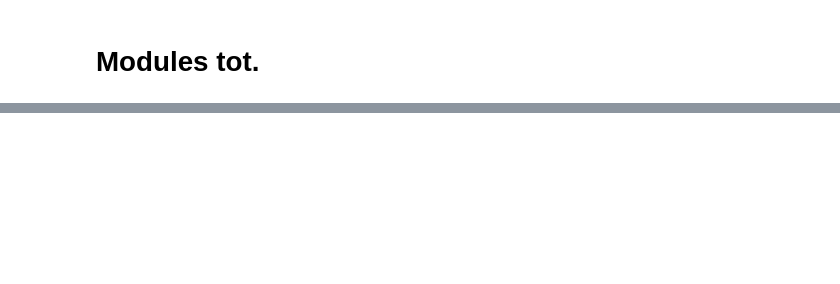
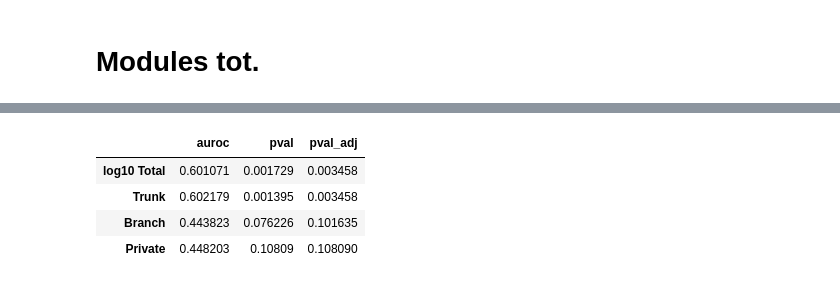
Before and after one commit to lorenzoamir/cci_circuits_paper_2025, a Jupyter notebook: code/notebooks/1_intro.ipynb, the cells around one changed output, grey strips where cells are left out. Cells and saved outputs as stored; diff of their text form; code cells hidden in the pictures; blank space fills up the shorter version.

```diff
--- a/code/notebooks/1_intro.ipynb
+++ b/code/notebooks/1_intro.ipynb
@@ -1330,0 +1490,50 @@ plt.show()
+# %%
+# Group by 'gene' and calculate the total counts for each gene
+total_counts = genes.groupby('gene')['count'].sum()
+
+# Sort genes by total count in descending order
+genes = genes.set_index('gene').loc[total_counts.sort_values(ascending=False).index].reset_index()
+# %%
+## Init mutationsdfdf for test results
+results = pd.DataFrame(columns=['auroc', 'pval'])
+
+genes_pivot = genes.pivot(index='gene', columns='when', values='count').fillna(0)
+genes_pivot = genes_pivot.loc[total_counts.sort_values(ascending=False).index]
+
+genes_pivot_ccc = genes_pivot.loc[genes_pivot.index.isin(lr)]
+genes_pivot_not_ccc = genes_pivot.loc[~genes_pivot.index.isin(lr)]
+
+# Calculate log10 of Total values for CCC and Other Genes
+total_ccc_log10 = np.log10(genes_pivot_ccc.sum(axis=1))
+total_not_ccc_log10 = np.log10(genes_pivot_not_ccc.sum(axis=1))
+
+# Perform Mann-Whitney U test on log10 transformed Total values
+result = mannwhitneyu(total_ccc_log10, total_not_ccc_log10)
+
+# Store AUROC and p-value for log10 Total
+results.loc['log10 Total', 'auroc'] = result.statistic / (total_ccc_log10.shape[0] * total_not_ccc_log10.shape[0])
+results.loc['log10 Total', 'pval'] = result.pvalue
+
+# Normalize Trunk, Branch, and Private by Total for CCC and Other Genes
+genes_ccc_norm = genes_pivot_ccc.T.div(genes_pivot_ccc.sum(axis=1)).T
+genes_not_ccc_norm = genes_pivot_not_ccc.T.div(genes_pivot_not_ccc.sum(axis=1)).T
+
+# Perform comparisons for Trunk, Branch, and Private
+for col in genes_pivot.columns:
+    result = mannwhitneyu(genes_ccc_norm[col], genes_not_ccc_norm[col])
+    results.loc[col, 'auroc'] = result.statistic / (genes_ccc_norm.shape[0] * genes_not_ccc_norm.shape[0])
+    results.loc[col, 'pval'] = result.pvalue
+
+# Apply multiple testing correction
+results['pval_adj'] = false_discovery_control(results.pval.astype(float).values)
+
+results = results.loc[['log10 Total', 'Trunk', 'Branch', 'Private']]
+#results.to_csv('/home/lnemati/pathway_crosstalk/results/coevolution/cosmic/test_results.csv')
+# %%
+results
+# %% [output]
+|  | auroc | pval | pval_adj |
+| log10 Total | 0.601071 | 0.001729 | 0.003458 |
+| Trunk | 0.602179 | 0.001395 | 0.003458 |
+| Branch | 0.443823 | 0.076226 | 0.101635 |
+| Private | 0.448203 | 0.10809 | 0.108090 |
```
Also changed, not shown: parts of 30 cells of this notebook.
